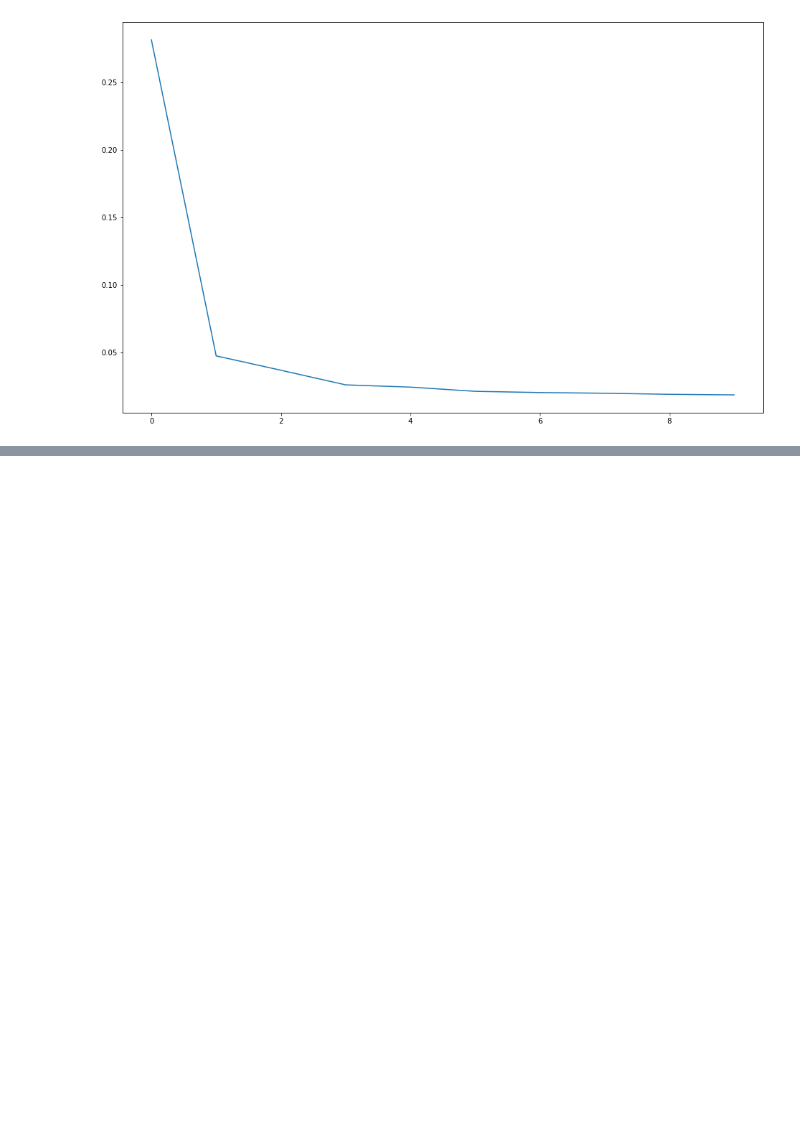
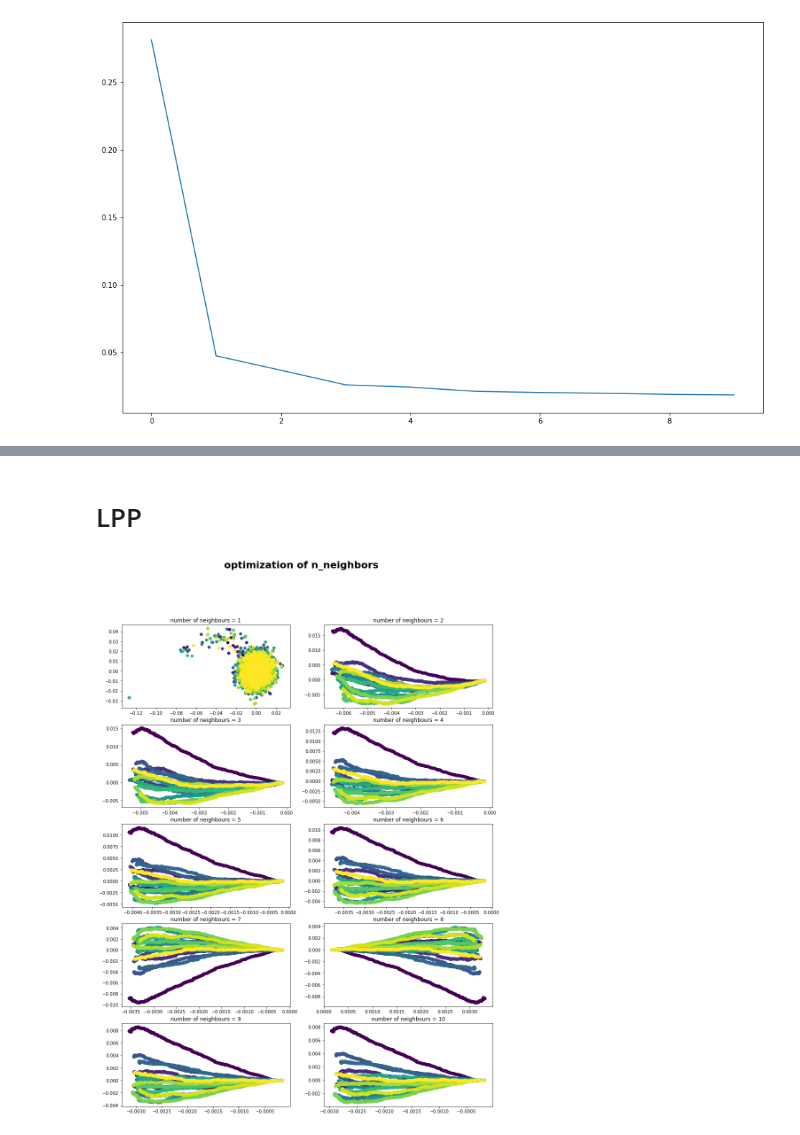
Before and after one commit to thieskeloo/Spiking_force_learning_barrel_cortex, a Jupyter notebook: Python data analysis/data-analysis.ipynb, the cells around one changed output, grey strips where cells are left out. Drawn from its saved outputs; the diff is of its cells as text; code cells hidden in the pictures; blank space fills up the shorter version.

```diff
--- a/Python data analysis/data-analysis.ipynb
+++ b/Python data analysis/data-analysis.ipynb
@@ -275,0 +350,19 @@ plt.plot(pca.explained_variance_ratio_)
+# %% [markdown]
+# LPP
+# %%
+coloring = np.array([i for i in range(1, numNetworks+1) for _ in range(1200)]).reshape(numNetworks*1200,1).ravel()
+
+#we create a loop to find the optimal value of number of neighbours to perform LPP
+plt.figure(figsize=(15,20))
+plt.suptitle('optimization of n_neighbors', fontsize=22, fontweight='bold')
+for i in np.arange(1,11):
+    lpp = LocalityPreservingProjection(n_components=4, n_neighbors=i) #We initialize the algorithm for "i" neighbors
+    X_2D = lpp.fit_transform(trainingWeights_flat) #And we perform the LPP on the data
+    ax = plt.subplot(5, 2, i)
+    ax.scatter(X_2D[:,0],X_2D[:,1],c=coloring)
+    ax.set_title('number of neighbours = '+ str(i))
+#we can see that from n=2 the results are consistent, do not really influence the structure of the data. The predefined
+#value for this variable is n=5, so we are going for that.
+plt.savefig('figures/lppAllNet.png', bbox_inches='tight')
+# %% [output]
+[figure, added]
```
Also changed, not shown: parts of 10 cells of this notebook.
